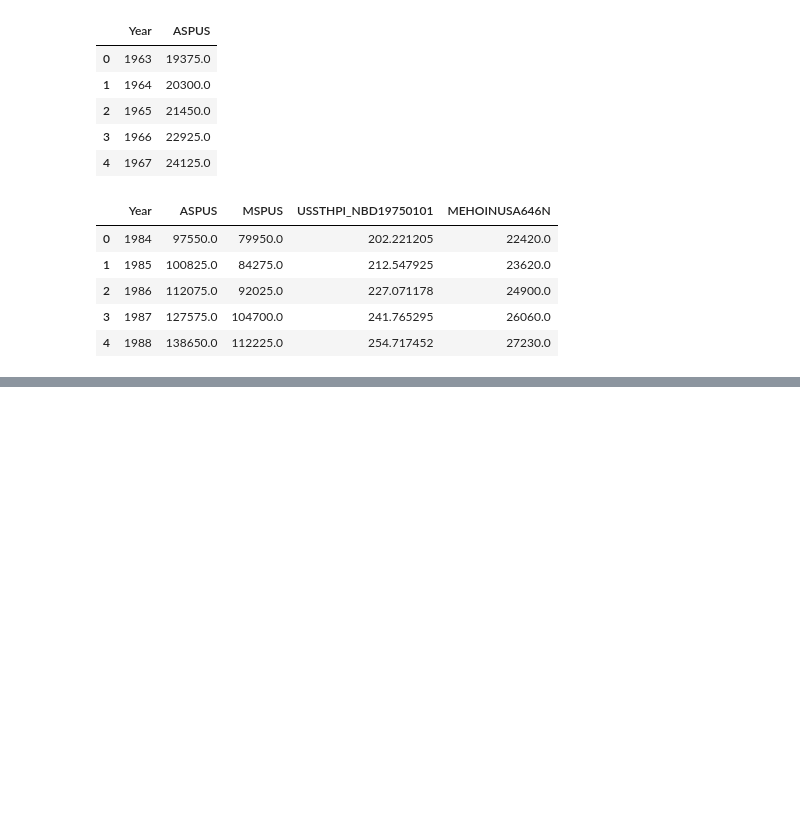
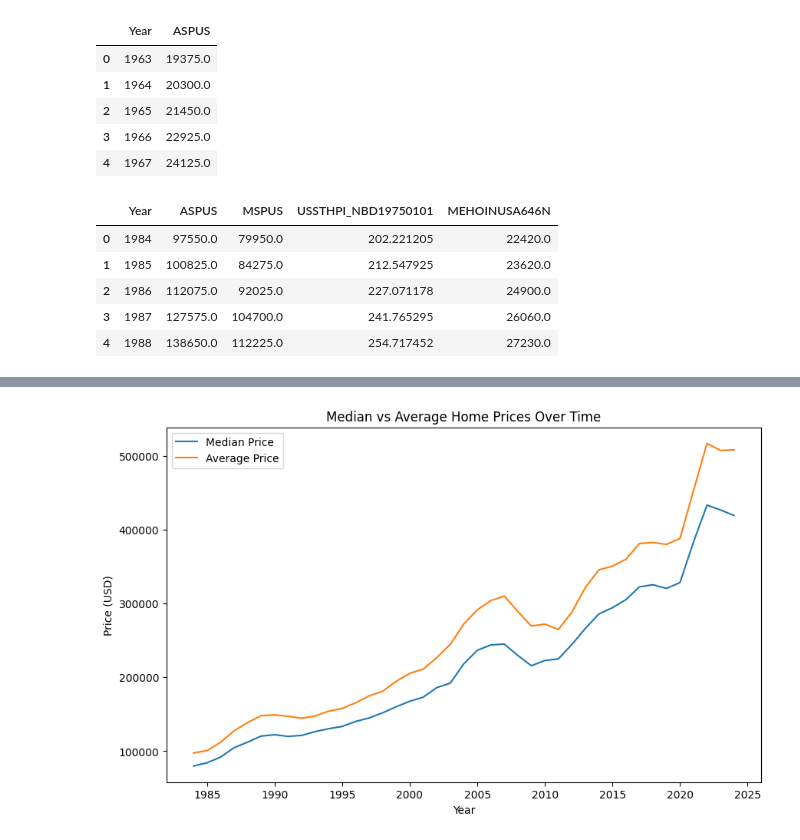
Before and after one commit to Aashu-P/Housing-Prices-and-Income, a Jupyter notebook: housing_income.ipynb, the cells around one changed output, grey strips where cells are left out. Saved outputs shown, nothing was run; the diff lists cells and outputs as text; code cells hidden in the pictures; blank space fills up the shorter version.

Commit message:
Analysis prep and visualizations

```diff
--- a/housing_income.ipynb
+++ b/housing_income.ipynb
@@ -107,3 +133,7 @@ merged.head()
 | 2 | 1986 | 112075.0 | 92025.0 | 227.071178 | 24900.0 |
 | 3 | 1987 | 127575.0 | 104700.0 | 241.765295 | 26060.0 |
 | 4 | 1988 | 138650.0 | 112225.0 | 254.717452 | 27230.0 |
+# %%
+# rename columns for better readability in visualizations and analysis
+merged = merged.rename(columns={ 'ASPUS': 'Average Sales Price of Houses', 'MSPUS': 'Median Sales Price of Houses Sold', 'USSTHPI_NBD19750101': 'Housing Price Index', 'MEHOINUSA646N': 'Median Household Income'})
+merged.tail()
@@ -109,0 +164,6 @@ merged.head()
+# %%
+merged['Median_Price_to_Income_Ratio'] = merged['Median Sales Price of Houses Sold'] / merged['Median Household Income'] # tells how many years of income are needed to buy a median priced house (standard affordability)
+merged['Average_Price_to_Income_Ratio'] = merged['Average Sales Price of Houses'] / merged['Median Household Income'] # tells how many years of income are needed to buy an average priced house (affordability including high end market)
+merged['HPI_to_Income_Ratio'] = merged['Housing Price Index'] / merged['Median Household Income'] # tells how housing prices have changed relative to income over time (affordability trend)
+merged['Avg_Median_Gap'] = merged['Average Sales Price of Houses'] - merged['Median Sales Price of Houses Sold'] # tells the gap between average and median sales price
+merged.head()
@@ -109,0 +177,11 @@ merged.head()
+# %%
+plt.figure(figsize=(10,6))
+
+sns.lineplot(data=merged, x='Year', y='Median Sales Price of Houses Sold', label='Median Price')
+sns.lineplot(data=merged, x='Year', y='Average Sales Price of Houses', label='Average Price')
+
+plt.title('Median vs Average Home Prices Over Time')
+plt.ylabel('Price (USD)')
+plt.show()
+# %% [output]
+[figure, added]
```
Also changed, not shown: parts of 14 cells of this notebook.
